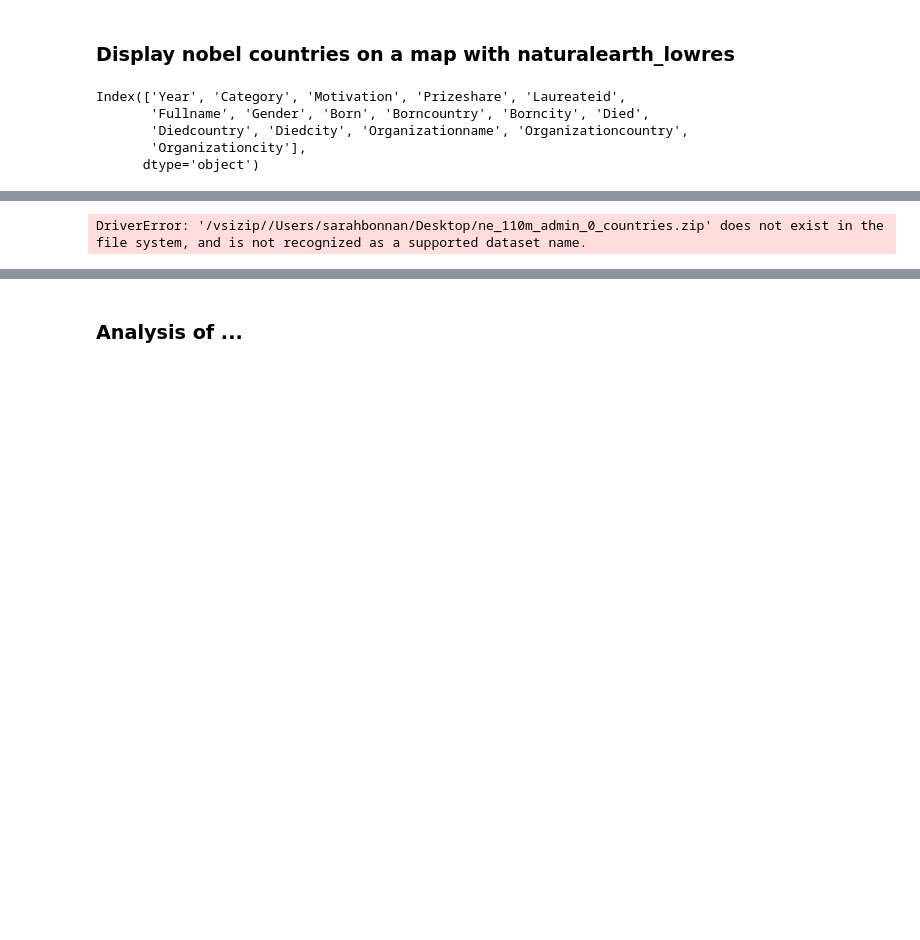
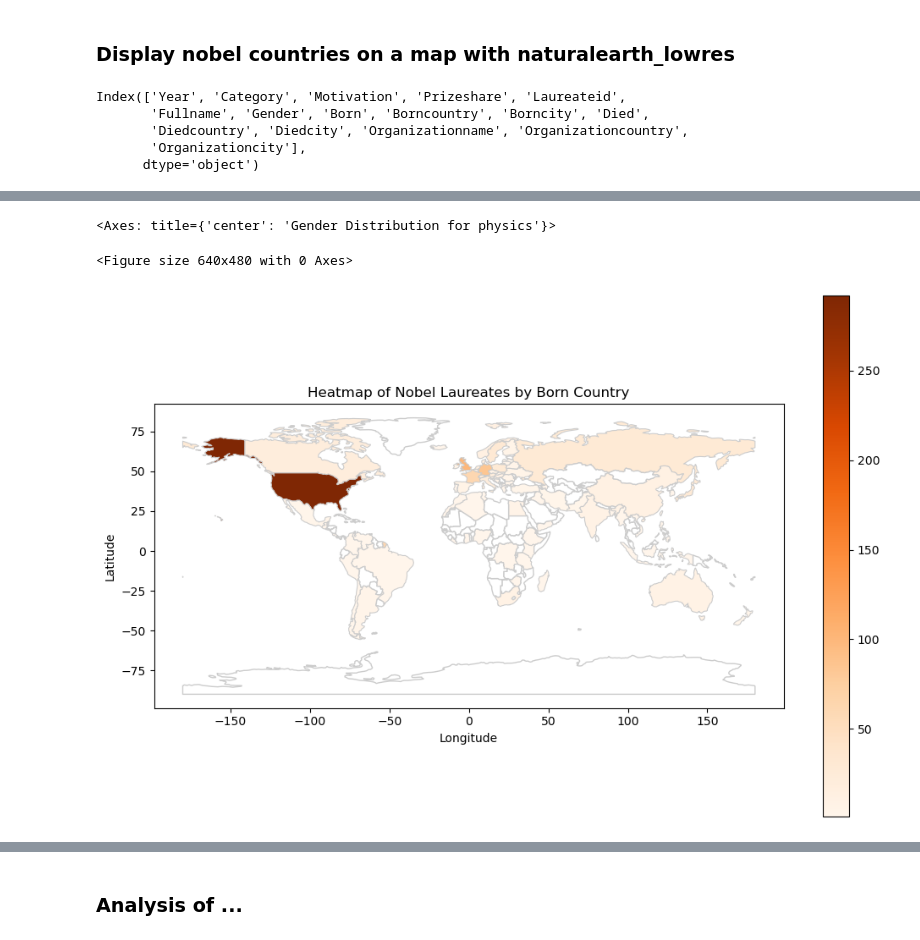
Before and after one commit to SarahB21/Project2024, a Jupyter notebook: ProjectLabelLaureate.ipynb, the cells around one changed output, grey strips where cells are left out. Cells and saved outputs as stored; diff of their text form; code cells hidden in the pictures; blank space fills up the shorter version.

```diff
--- a/ProjectLabelLaureate.ipynb
+++ b/ProjectLabelLaureate.ipynb
@@ -316,38 +290,43 @@ DriverError: '/vsizip//Users/sarahbonnan/Desktop/ne_110m_admin_0_countries.zip'
-# %%
-import matplotlib.pyplot as plt
-import geopandas as gpd
-
-# Load the geospatial data of countries from Natural Earth Data.
-world = gpd.read_file('/Users/sarahbonnan/Desktop/ne_110m_admin_0_countries.zip')
-
-# Filter out Nobel Peace Prize laureates
-nobel_data_without_peace = nobel_data[nobel_data['Category'] != 'Peace']
-
-# Group Nobel Prize data by born country and count the number of laureates in each country.
-born_counts = nobel_data_without_peace['Borncountry'].value_counts().reset_index()
-born_counts.columns = ['ADMIN', 'Count']  # Rename columns for merging
-
-# Merge the born_counts data with the geospatial data of countries.
-world_with_counts = world.merge(born_counts, on='ADMIN', how='left')
-
-# Plot the heatmap
-fig, ax = plt.subplots(figsize=(12, 8))  # Adjust figure size
-
-# Plot countries with laureates
-world_with_counts.plot(column='Count', cmap='Oranges', linewidth=0.8, ax=ax, edgecolor='0.8', legend=True)
-
-# Plot countries with no laureates in white
-world_with_counts[world_with_counts['Count'].isna()].plot(ax=ax, color='white', edgecolor='0.8')
-
-# Add title and labels
-plt.title('Heatmap of Nobel Laureates by Birth Country (Excluding Peace Prize)')
-plt.xlabel('Longitude')
-plt.ylabel('Latitude')
-
-# Show the plot
-plt.show()
-# %% [output]
-DriverError: '/vsizip//Users/sarahbonnan/Desktop/ne_110m_admin_0_countries.zip' does not exist in the file system, and is not recognized as a supported dataset name.
+# %%
+world.plot(ax=ax, color='lightgrey', edgecolor='black')
+# %% [output]
+<Axes: title={'center': 'Gender Distribution for physics'}>
+<Figure size 640x480 with 0 Axes>
+# %%
+import geopandas as gpd
+import matplotlib.pyplot as plt
+from matplotlib.patches import Patch
+
+# Assuming you have already loaded the necessary data and libraries
+
+# Count the number of Nobel Laureates born in each country
+born_country_counts = filtered_data['Borncountry'].value_counts().reset_index()
+born_country_counts.columns = ['ADMIN', 'Count']  # Rename columns for merging
+
+# Load the geospatial data of countries from Natural Earth Data
+world = gpd.read_file('/Users/sarahbonnan/Desktop/ne_110m_admin_0_countries.zip')
+
+# Merge the Nobel Laureates data with the geospatial data of countries
+world_with_counts = world.merge(born_country_counts, on='ADMIN', how='left')
+
+# Plot the heatmap
+fig, ax = plt.subplots(figsize=(12, 8))
+
+# Plot countries with Nobel Laureates
+world_with_counts.plot(column='Count', cmap='Oranges', linewidth=0.8, ax=ax, edgecolor='0.8', legend=True)
+
+# Plot countries with no Nobel Laureates in white
+world_with_counts[world_with_counts['Count'].isna()].plot(ax=ax, color='white', edgecolor='0.8')
+
+# Add title and labels
+plt.title('Heatmap of Nobel Laureates by Born Country')
+plt.xlabel('Longitude')
+plt.ylabel('Latitude')
+
+# Show the plot
+plt.show()
+# %% [output]
+[figure, added]
 # %%
 len(nobel_world)
 # %% [output]
```
Also changed, not shown: parts of 22 cells of this notebook.
